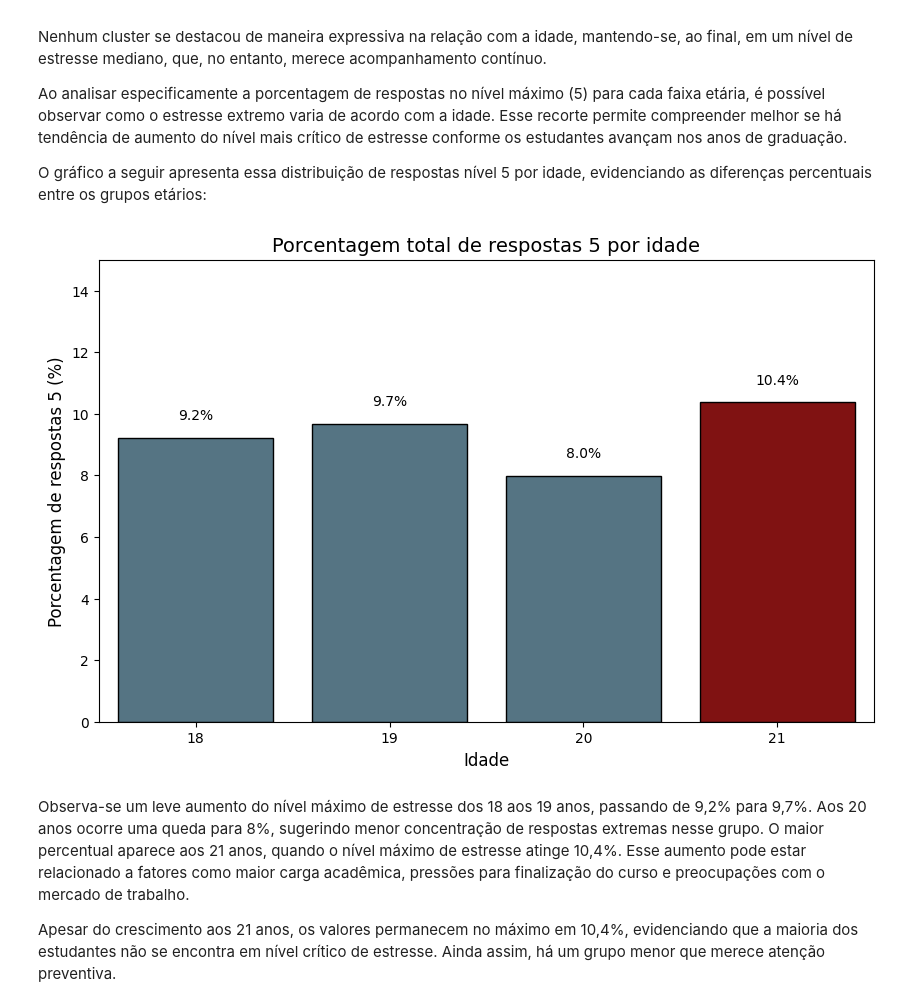
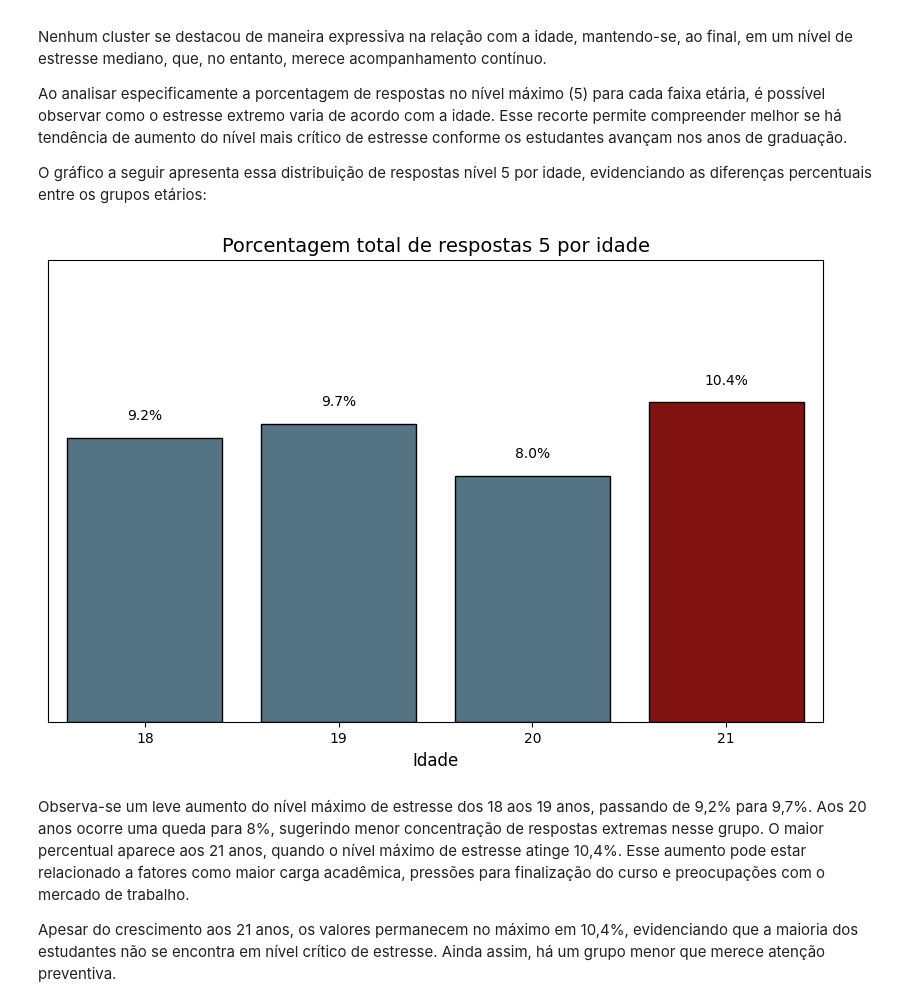
Before and after one commit to camilatsv1/Monitoramento-das-causas-de-estresse-nos-alunos-de-hoje, a Jupyter notebook: notebook_app.ipynb, the cells around one changed output. Drawn from its saved outputs; the diff is of its cells as text; code cells hidden in the pictures.

```diff
--- a/notebook_app.ipynb
+++ b/notebook_app.ipynb
@@ -915,35 +988,39 @@ plt.figure(figsize=(10, 6))
 
 # Criar uma paleta manual: todas cinza, exceto a idade 21 em vermelho
 cores = ['#4d778b' if age != 21 else '#920000' for age in contagem_por_idade["Age"]]
 
 ax = sns.barplot(
     data=contagem_por_idade,
     x='Age',
     y='Total_5_percent',
     hue='Age',             # necessário para evitar o warning
     palette=dict(zip(contagem_por_idade['Age'], cores)),
     edgecolor="black",
     legend=False           # remove legenda extra
 )
 
 plt.title('Porcentagem total de respostas 5 por idade', fontsize=14)
 plt.ylim(0,15)
-plt.ylabel('Porcentagem de respostas 5 (%)', fontsize=12)
 plt.xlabel('Idade', fontsize=12)
+
+# 🔹 Remover eixo Y
+plt.yticks([])               # remove números
+plt.tick_params(left=False)  # remove ticks do lado esquerdo
+plt.ylabel('')               # remove rótulo
 
 # Adicionar os valores percentuais em cada barra
 for p in ax.patches:
     height = p.get_height()
     ax.text(
         p.get_x() + p.get_width() / 2.,
         height + 0.5,
         f'{height:.1f}%',
         ha='center', va='bottom', fontsize=10, color='black'
     )
 
 plt.show()
 # %% [output]
-[figure, old version]
+[figure, new version]
 # %% [markdown]
 Observa-se um leve aumento do nível máximo de estresse dos 18 aos 19 anos, passando de 9,2% para 9,7%. Aos 20 anos ocorre uma queda para 8%, sugerindo menor concentração de respostas extremas nesse grupo. O maior percentual aparece aos 21 anos, quando o nível máximo de estresse atinge 10,4%. Esse aumento pode estar relacionado a fatores como maior carga acadêmica, pressões para finalização do curso e preocupações com o mercado de trabalho.
 
```
Also changed, not shown: parts of 18 cells of this notebook.
